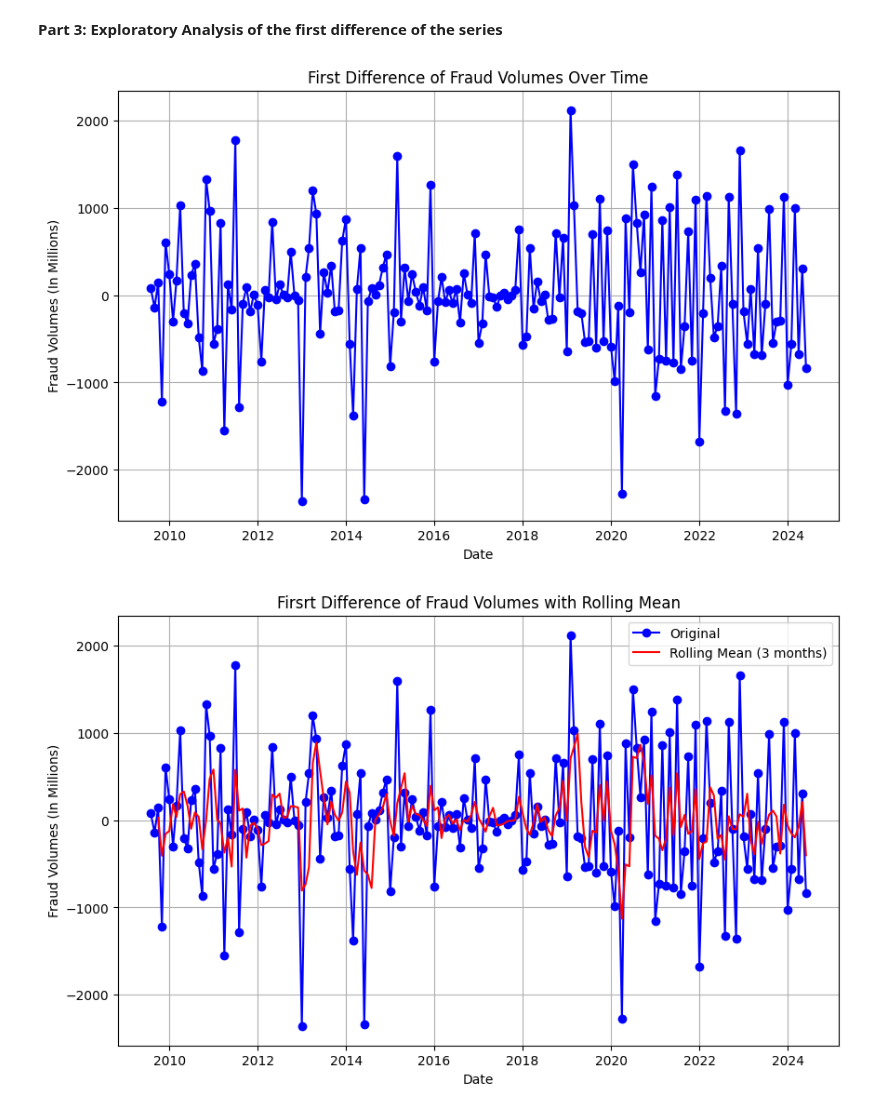
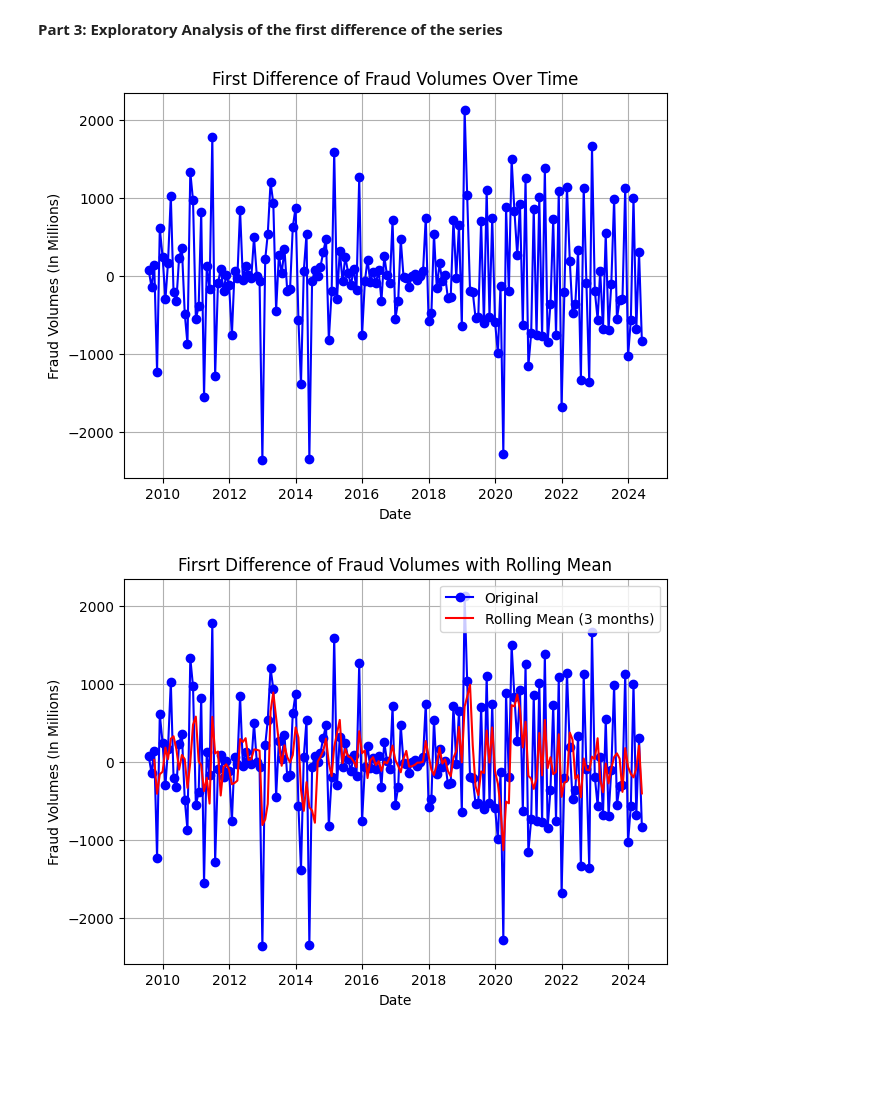
Before and after one commit to micahondiwa/fraud_volumes_detection, a Jupyter notebook: 0-data_wrangling.ipynb, the cells around one changed output. Saved outputs shown, nothing was run; the diff lists cells and outputs as text; code cells hidden in the pictures; blank space fills up the shorter version.

Commit message:
Line plot

```diff
--- a/0-data_wrangling.ipynb
+++ b/0-data_wrangling.ipynb
@@ -215,20 +215,20 @@ Critical Values:
 # %% [markdown]
 **Part 3: Exploratory Analysis of the first difference of the series**
 # %%
-plt.figure(figsize=(10, 6))
+plt.figure(figsize=(7, 5))
 plt.plot(fraud_diff, marker='o', linestyle='-', color='b')
 plt.title('First Difference of Fraud Volumes Over Time')
 plt.xlabel('Date')
 plt.ylabel('Fraud Volumes (In Millions)')
 plt.grid(True)
 plt.show()
 # %% [output]
-[figure, old version]
+[figure, new version]
 # %%
 # Rolling mean with a window of 3 periods
 rolling_mean = fraud_diff.rolling(window=3).mean()
 
-plt.figure(figsize=(10, 6))
+plt.figure(figsize=(7, 5))
 plt.plot(fraud_diff, marker='o', linestyle='-', color='b', label='Original')
 plt.plot(rolling_mean, color='r', label='Rolling Mean (3 months)')
 plt.title('Firsrt Difference of Fraud Volumes with Rolling Mean')
@@ -238,7 +238,7 @@ plt.legend()
 plt.grid(True)
 plt.show()
 # %% [output]
-[figure, old version]
+[figure, new version]
 # %%
 rolling_mean = fraud_diff.rolling(window=12).mean()
 rolling_std = fraud_diff.rolling(window=12).std()
```
Also changed, not shown: parts of 2 cells of this notebook.
